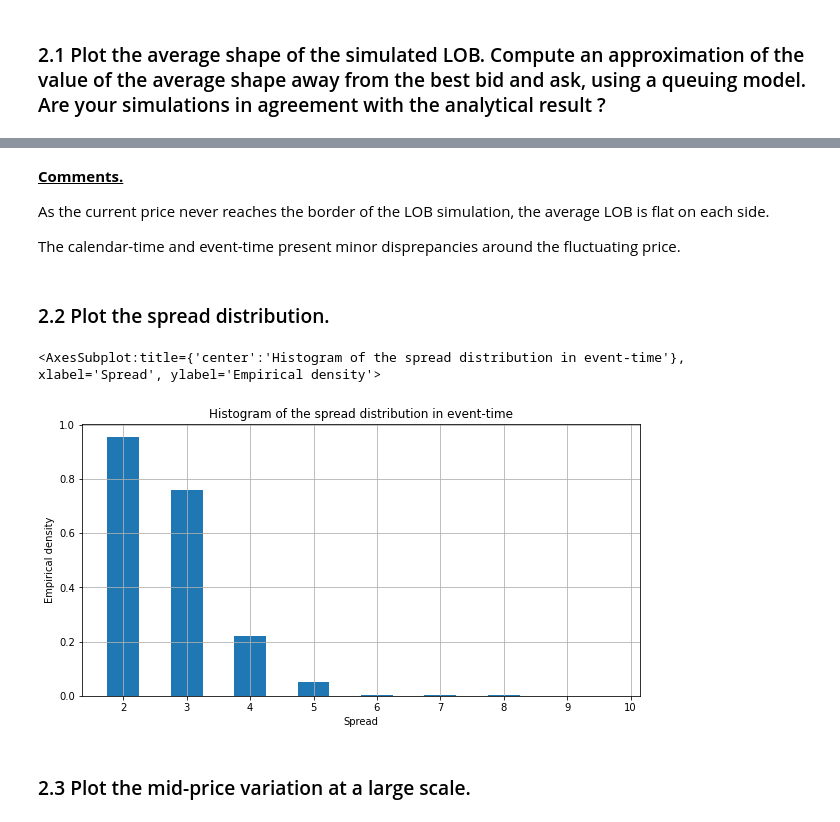
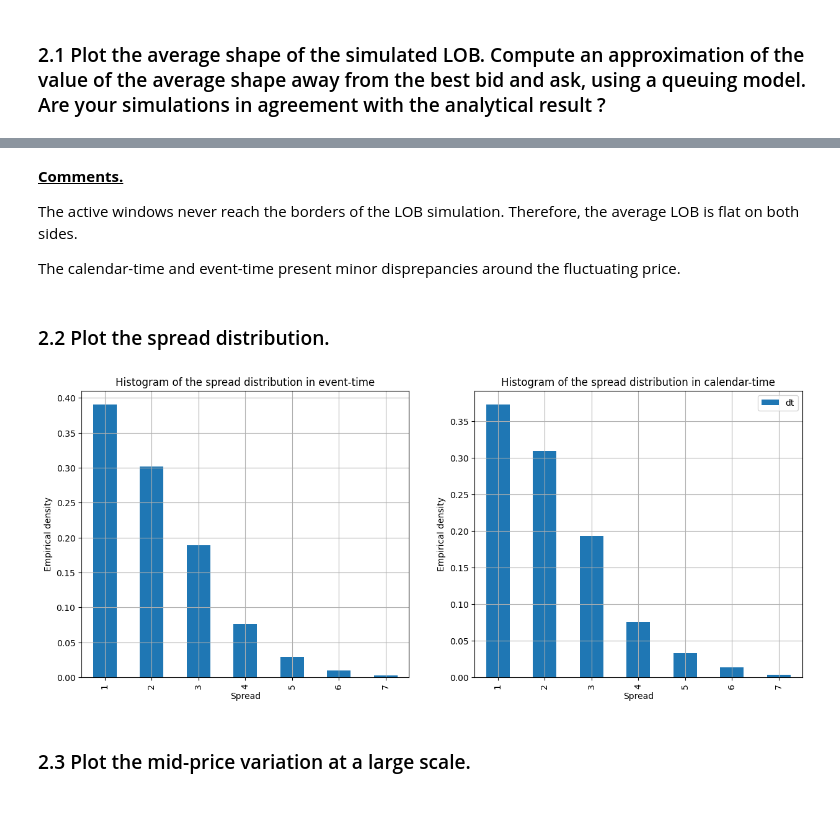
Before and after one commit to PierreArtigalaCS/DHF, a Jupyter notebook: DHF-LAB6-ARTIGALA-CHATAIGNAULT.ipynb, the cells around one changed output, grey strips where cells are left out. Cells and saved outputs as stored; diff of their text form; code cells hidden in the pictures.

```diff
--- a/DHF-LAB6-ARTIGALA-CHATAIGNAULT.ipynb
+++ b/DHF-LAB6-ARTIGALA-CHATAIGNAULT.ipynb
@@ -409,34 +416,44 @@ axs = plot_average_LOB_shape(T, zoom=425)
 # %% [markdown]
 <b><u>Comments.</b></u>
 
-As the current price never reaches the border of the LOB simulation, the average LOB is flat on each side.
+The active windows never reach the borders of the LOB simulation. Therefore, the average LOB is flat on both sides.
 
 The calendar-time and event-time present minor disprepancies around the fluctuating price.
 # %% [markdown]
 ### 2.2 Plot the spread distribution.
 # %%
-def plot_spread_distribution(binwidth=.5):
+def plot_spread_distribution():
     # load LOB
     df = load_results()
     # compute the spreads
-    spreads = df.apply(lambda row: row.loc[row>0].min() - row.loc[row<0].max(), axis=1)
+    spreads = df.apply(lambda row: row.loc[row>0].index.astype(int).min() - row.loc[row<0].index.astype(int).max(), axis=1)
+    spreads.name = "spread"
+    # get the histogram
+    spreads_dist_et = spreads.groupby(spreads).count()/len(spreads)
     # initialise plot
-    _, ax = plt.subplots(figsize=(10,5))
+    _, axs = plt.subplots(ncols=2, figsize=(15,6))
     # plot spread distribution in event-time
-    ax.hist(spreads.values, bins=np.arange(spreads.min(), spreads.max() + binwidth, binwidth), density=True, align="left")
-    # spreads distribution in calendar time ?
-    # dt = pd.Series(spreads.index, index=spreads.index).diff().fillna(0.)
-    # spreads_ct = spreads.multiply(dt)
+    spreads_dist_et.plot(kind="bar", ax=axs[0])
+    ## spreads distribution in calendar time
+    # add time-spans as column
+    spreads = pd.DataFrame({"spread":spreads})
+    spreads["dt"] = pd.Series(spreads.index, index=spreads.index).diff().fillna(0.)
+    # spreads distribution in calendar time
+    spreads_ct = spreads.groupby("spread").sum()/T
+    spreads_ct.plot(kind="bar", ax=axs[1])
     # set title and legend
-    ax.grid()
-    ax.set_title("Histogram of the spread distribution in event-time")
-    ax.set_xlabel("Spread")
-    ax.set_ylabel("Empirical density")
-    return ax
+    axs[0].grid()
+    axs[0].set_title("Histogram of the spread distribution in event-time")
+    axs[0].set_xlabel("Spread")
+    axs[0].set_ylabel("Empirical density")
+    axs[1].grid()
+    axs[1].set_title("Histogram of the spread distribution in calendar-time")
+    axs[1].set_xlabel("Spread")
+    axs[1].set_ylabel("Empirical density")
+    return axs
 # %%
-_ = plot_spread_distribution()
+axs = plot_spread_distribution()
 # %% [output]
-<AxesSubplot:title={'center':'Histogram of the spread distribution in event-time'}, xlabel='Spread', ylabel='Empirical density'>
-[figure, old version]
+[figure, new version]
 # %% [markdown]
 ### 2.3 Plot the mid-price variation at a large scale.
```
Also changed, not shown: parts of 19 cells of this notebook.
